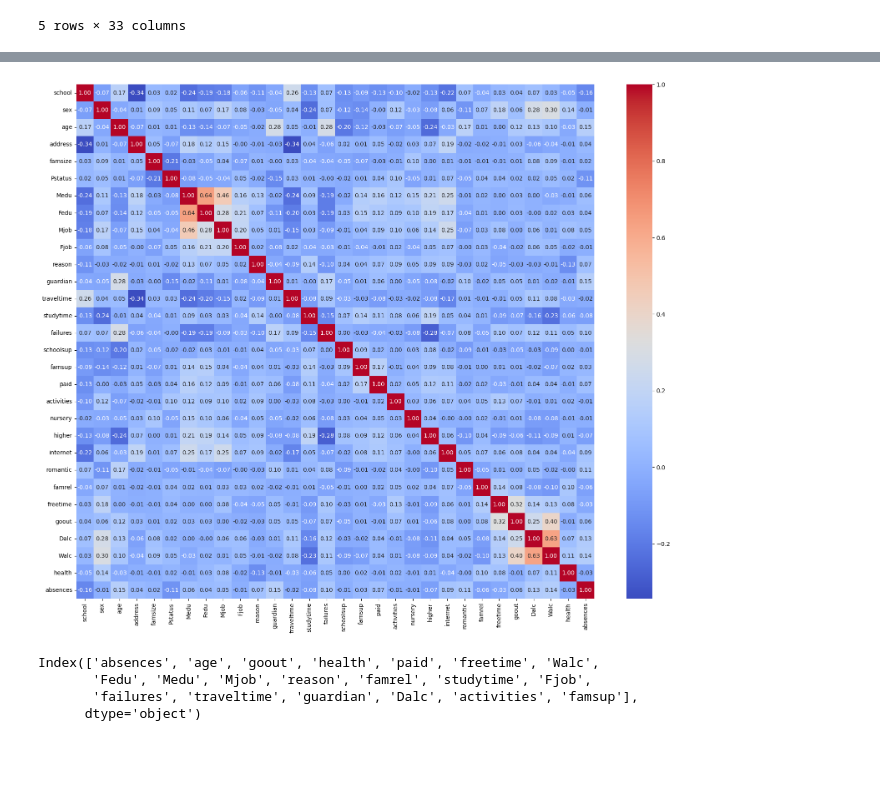
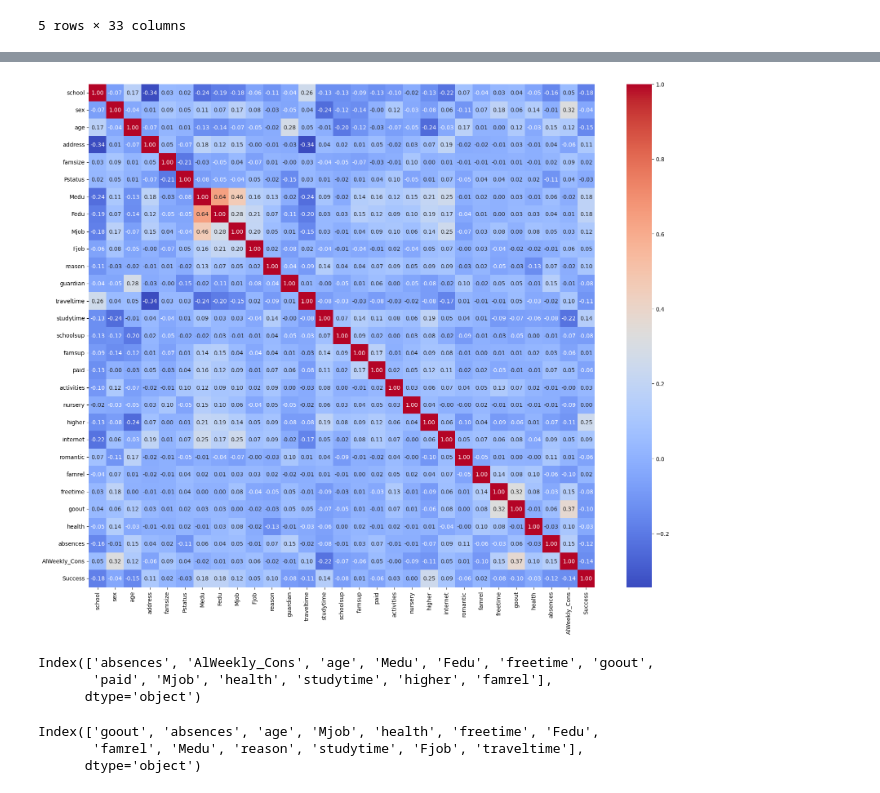
Before and after one commit to sbtnoob12/Student-Alcohol-Consumption-Model, a Jupyter notebook: project.ipynb, the cells around one changed output, grey strips where cells are left out. Saved outputs shown, nothing was run; the diff lists cells and outputs as text; code cells hidden in the pictures; blank space fills up the shorter version.

```diff
--- a/project.ipynb
+++ b/project.ipynb
@@ -521,30 +521,33 @@ plt.show()
 # %%
 #Dropping grades as those will be our output variables
-student_df1 = student_df.drop('G1',axis=1)
-student_df1 = student_df1.drop('G2',axis=1)
-student_df1 = student_df1.drop('G3',axis=1)
+#student_df1 = student_df.drop('G1',axis=1)
+#student_df1 = student_df1.drop('G2',axis=1)
+student_df1 = student_df.drop('G3',axis=1)
+student_df1 = student_df1.drop('failures',axis=1)
 # %%
 # To check the correlation between all the variables and reduce highly- correlated variables.
-correlation_matrix = student_df.corr()
+correlation_matrix = student_df1.corr()
 #print(correlation_matrix)
 
 
 import seaborn as sns
 import matplotlib.pyplot as plt
 
 plt.figure(figsize=(20, 16))
 sns.heatmap(correlation_matrix, annot=True, cmap="coolwarm", fmt=".2f")
 plt.show()
 # %% [output]
-[figure, old version]
+[figure, new version]
 # %%
 #The heatmap shows that the variables are not highly correlated, So we cannot reduce variables using correlation metrics
 
 #Second approach we have applied is to sort the features by their importance and pick the top ones for further analysis
 # %%
+student_df1 = student_df1.drop('Success',axis=1)
+
 X = student_df1
 
-y = student_df['G3']
+y = student_df['Success']
 
 # Create a RandomForestClassifier to estimate feature importances
 clf = RandomForestClassifier()
@@ -554,11 +557,32 @@ clf.fit(X, y)
 feature_importances = clf.feature_importances_
 
 # Sort features by importance and select the top 20
-top_20_feature_indices = feature_importances.argsort()[-20:][::-1]
+top_20_feature_indices = feature_importances.argsort()[-13:][::-1]
 top_20_features = X.iloc[:, top_20_feature_indices]
 print(top_20_features.columns)
 # %% [output]
-Index(['absences', 'age', 'goout', 'health', 'paid', 'freetime', 'Walc',
-       'Fedu', 'Medu', 'Mjob', 'reason', 'famrel', 'studytime', 'Fjob',
-       'failures', 'traveltime', 'guardian', 'Dalc', 'activities', 'famsup'],
+Index(['absences', 'AlWeekly_Cons', 'age', 'Medu', 'Fedu', 'freetime', 'goout',
+       'paid', 'Mjob', 'health', 'studytime', 'higher', 'famrel'],
       dtype='object')
+# %%
+student_df2 = student_df1.drop('AlWeekly_Cons',axis=1)
+
+X = student_df2
+
+y = student_df['AlWeekly_Cons']
+
+# Create a RandomForestClassifier to estimate feature importances
+clf = RandomForestClassifier()
+clf.fit(X, y)
+
+# Get feature importances
+feature_importances = clf.feature_importances_
+
+# Sort features by importance and select the top 20
+top_20_feature_indices = feature_importances.argsort()[-13:][::-1]
+top_20_features = X.iloc[:, top_20_feature_indices]
+print(top_20_features.columns)
+# %% [output]
+Index(['goout', 'absences', 'age', 'Mjob', 'health', 'freetime', 'Fedu',
+       'famrel', 'Medu', 'reason', 'studytime', 'Fjob', 'traveltime'],
+      dtype='object')
```
Also changed, not shown: parts of 2 cells of this notebook.
